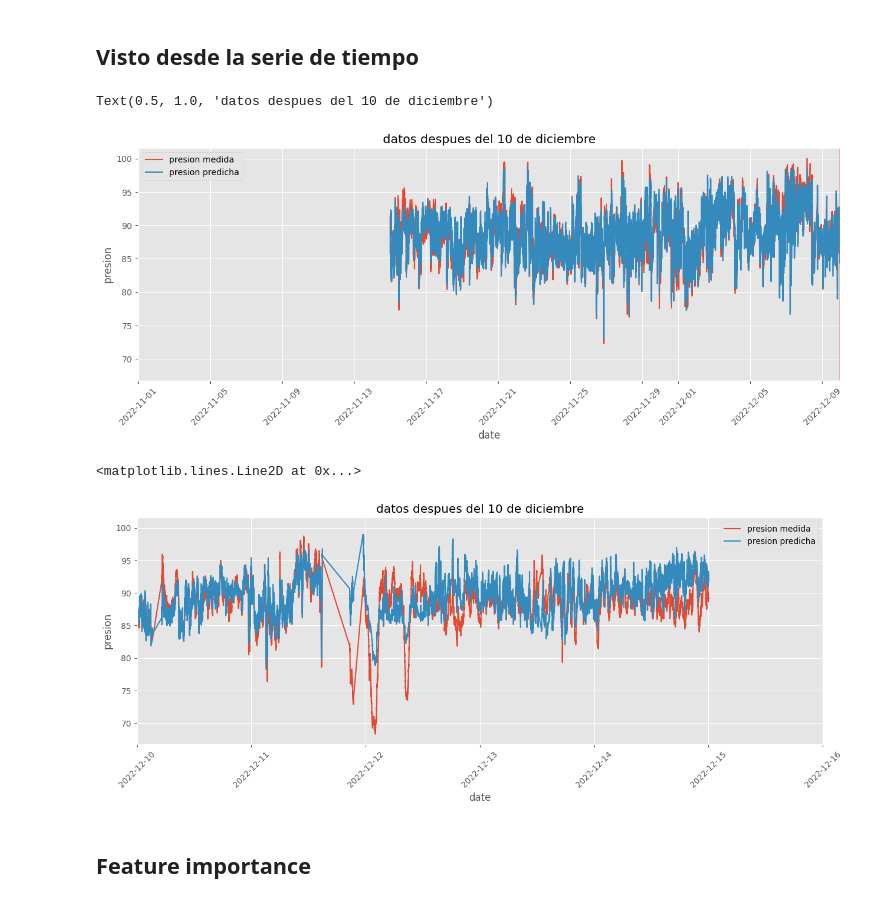
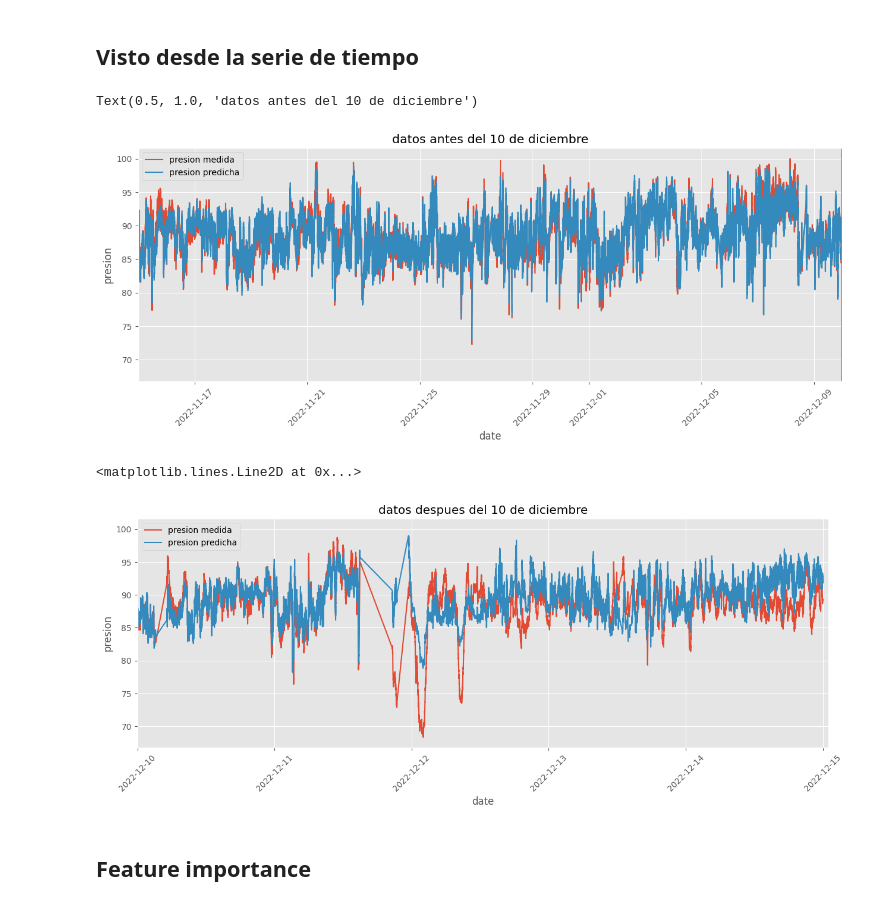
Before and after one commit to guillermovc/MLOps-grinding, a Jupyter notebook: notebooks/MODELO_boosting.ipynb, the cells around one changed output. Saved outputs shown, nothing was run; the diff lists cells and outputs as text; code cells hidden in the pictures.

```diff
--- a/notebooks/MODELO_boosting.ipynb
+++ b/notebooks/MODELO_boosting.ipynb
@@ -470,22 +470,22 @@ df.loc[X_new.index, 'presion_hat'] = y_new_hat
 # %%
 fig, ax = plt.subplots(figsize = (15, 5))
 
 sns.lineplot(x = 'date',
             y = 'presion',
              data = df,
             label = 'presion medida')
 sns.lineplot(x = 'date',
               y = 'presion_hat',
              data = df,
             label = 'presion predicha')
 ax.tick_params(axis='x', rotation=45)
 
-ax.set_xlim(datetime(2022, 11, 1), datetime(2022, 12, 10))
+ax.set_xlim(datetime(2022, 11, 15), datetime(2022, 12, 10))
 ax.axvline(datetime(2022,12, 10))
-ax.set_title('datos despues del 10 de diciembre')
+ax.set_title('datos antes del 10 de diciembre')
 # %% [output]
-Text(0.5, 1.0, 'datos despues del 10 de diciembre')
+Text(0.5, 1.0, 'datos antes del 10 de diciembre')
-[figure, old version]
+[figure, new version]
 # %%
 fig, ax = plt.subplots(figsize = (15, 5))
 
@@ -500,11 +500,11 @@ sns.lineplot(x = 'date',
 ax.tick_params(axis='x', rotation=45)
 
 ax.set_title('datos despues del 10 de diciembre')
-ax.set_xlim(datetime(2022, 12, 10), datetime(2022, 12, 16))
+ax.set_xlim(datetime(2022, 12, 10), datetime(2022, 12, 15, 1))
 ax.axvline(datetime(2022,12, 10))
 # %% [output]
 <matplotlib.lines.Line2D at 0x...>
-[figure, old version]
+[figure, new version]
 # %% [markdown]
 ## Feature importance
 # %%
```
Also changed, not shown: parts of 3 cells of this notebook.
